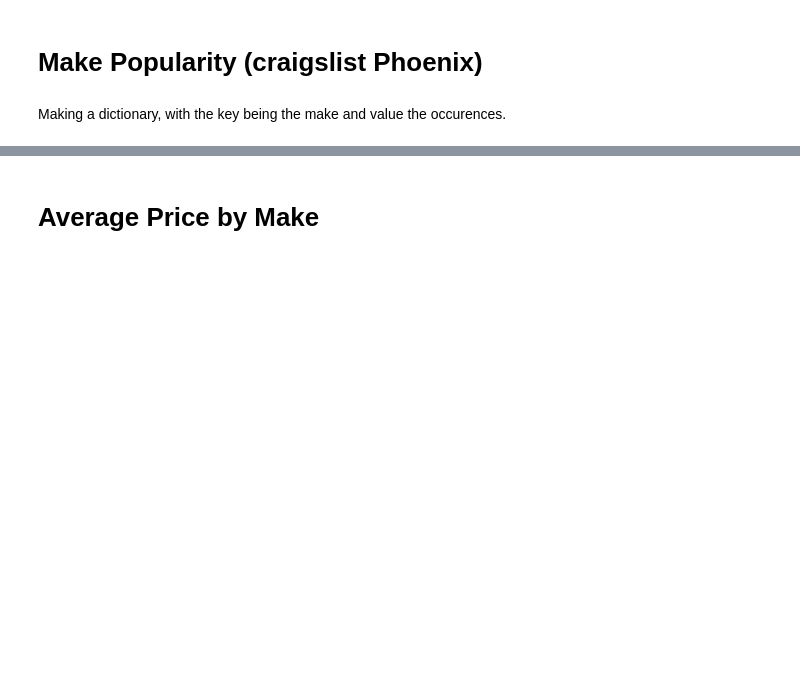
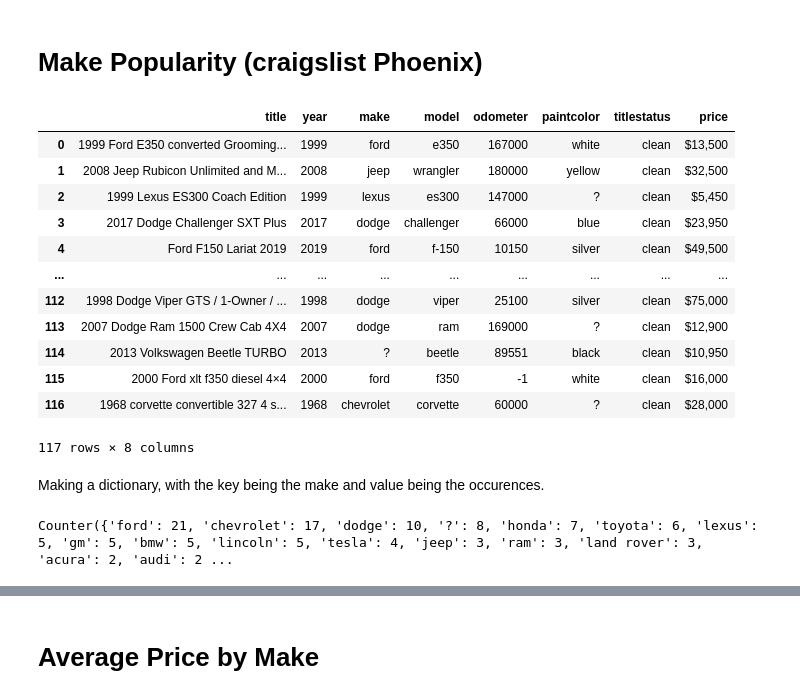
Before and after one commit to SamuelHathcock/Car-Market-Data-Science, a Jupyter notebook: examples/datascience.ipynb, the cells around one changed output, grey strips where cells are left out. Cells and saved outputs as stored; diff of their text form; code cells hidden in the pictures; blank space fills up the shorter version.

Commit message:
refactored code, added some tests

```diff
--- a/examples/datascience.ipynb
+++ b/examples/datascience.ipynb
@@ -7,14 +7,30 @@ import sqlite3 as sql
 # %%
 import pandas as pd
 from pandas import Series, DataFrame
 
-conn = sql.connect('/home/cha/Repositories/BestDealsFinder/test.db')
+conn = sql.connect('example.db')
 cursor = conn.cursor()
 
 all_data = pd.read_sql_query("SELECT * from cars", conn)
 all_data = all_data.fillna(value='?')
+
+all_data
+# %% [output]
+|  | title | year | make | model | odometer | paintcolor | titlestatus | price |
+| 0 | 1999 Ford E350 converted Grooming... | 1999 | ford | e350 | 167000 | white | clean | $13,500 |
+| 1 | 2008 Jeep Rubicon Unlimited and M... | 2008 | jeep | wrangler | 180000 | yellow | clean | $32,500 |
+| 2 | 1999 Lexus ES300 Coach Edition | 1999 | lexus | es300 | 147000 | ? | clean | $5,450 |
+| 3 | 2017 Dodge Challenger SXT Plus | 2017 | dodge | challenger | 66000 | blue | clean | $23,950 |
+| 4 | Ford F150 Lariat 2019 | 2019 | ford | f-150 | 10150 | silver | clean | $49,500 |
+| ... | ... | ... | ... | ... | ... | ... | ... | ... |
+| 112 | 1998 Dodge Viper GTS / 1-Owner / ... | 1998 | dodge | viper | 25100 | silver | clean | $75,000 |
+| 113 | 2007 Dodge Ram 1500 Crew Cab 4X4 | 2007 | dodge | ram | 169000 | ? | clean | $12,900 |
+| 114 | 2013 Volkswagen Beetle TURBO | 2013 | ? | beetle | 89551 | black | clean | $10,950 |
+| 115 | 2000 Ford xlt f350 diesel 4×4 | 2000 | ford | f350 | -1 | white | clean | $16,000 |
+| 116 | 1968 corvette convertible 327 4 s... | 1968 | chevrolet | corvette | 60000 | ? | clean | $28,000 |
+117 rows × 8 columns
 # %% [markdown]
-Making a dictionary, with the key being the make and value the occurences.
+Making a dictionary, with the key being the make and value being the occurences.
 # %%
 from collections import Counter
 def get_make_count(data: DataFrame):
@@ -25,6 +41,8 @@ def get_make_count(data: DataFrame):
     return dicc
 
 print(get_make_count(all_data))
+# %% [output]
+Counter({'ford': 21, 'chevrolet': 17, 'dodge': 10, '?': 8, 'honda': 7, 'toyota': 6, 'lexus': 5, 'gm': 5, 'bmw': 5, 'lincoln': 5, 'tesla': 4, 'jeep': 3, 'ram': 3, 'land rover': 3, 'acura': 2, 'audi': 2 ...
 # %%
 make_count = get_make_count(all_data)
 
```
Also changed, not shown: parts of 2 cells of this notebook, 10 other files.
